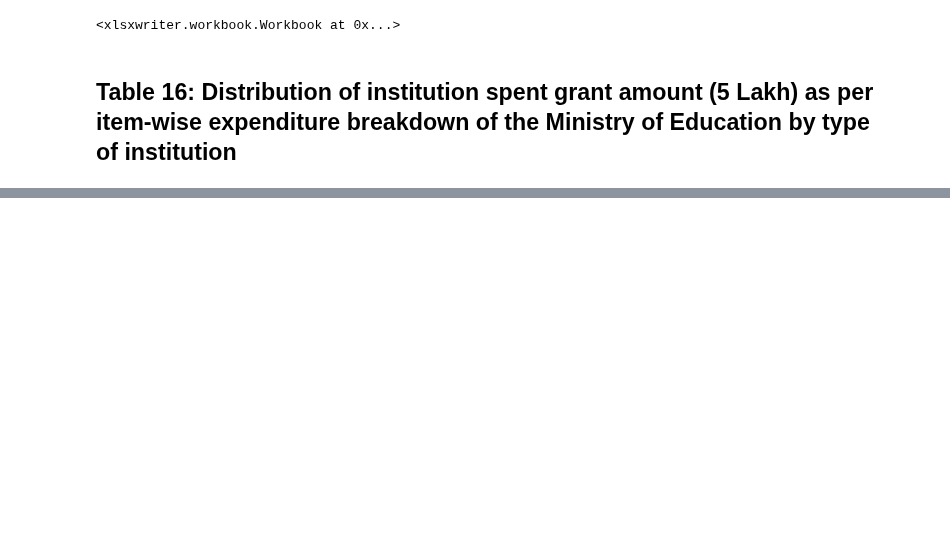
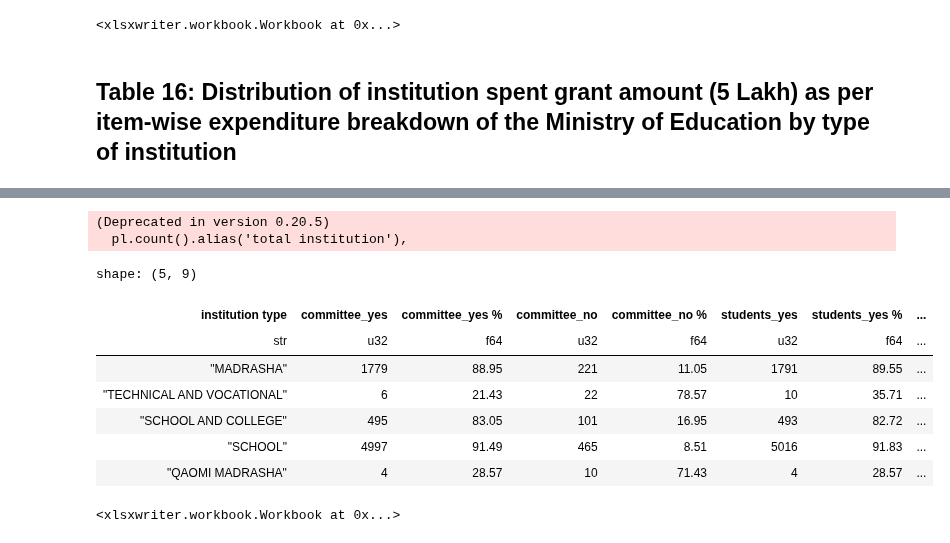
Before and after one commit to monjurmorshed793/sedp-reports, a Jupyter notebook: src/sedp_reports/pbgsi-report.ipynb, the cells around one changed output, grey strips where cells are left out. Drawn from its saved outputs; the diff is of its cells as text; code cells hidden in the pictures; blank space fills up the shorter version.

```diff
--- a/src/sedp_reports/pbgsi-report.ipynb
+++ b/src/sedp_reports/pbgsi-report.ipynb
@@ -1015,0 +1124,42 @@ report16 = (
+# %%
+from generate.general_information import GENERALIZED_INSTITUTION_TYPE_NAME_EN, SMAG_ASSISTANCE_PROVIDED_THROUGH_COMMITTEE, SMAG_ASSISTANCE_PROVIDED_TO_DISADVANTAGED_STUDENTS, WAS_RETURNED
+
+general_information = general_information.filter(pl.col(WAS_RETURNED)!=1)  # just for recheck
+
+report20 = (
+    general_information.lazy()
+    .group_by(pl.col(GENERALIZED_INSTITUTION_TYPE_NAME_EN).alias('institution type'))
+    .agg([
+        pl.count().alias('total institution'),
+        (pl.col(SMAG_ASSISTANCE_PROVIDED_THROUGH_COMMITTEE)==1).sum().alias('committee_yes'),
+        (pl.col(SMAG_ASSISTANCE_PROVIDED_THROUGH_COMMITTEE)!=1).sum().alias('committee_no'),
+        (pl.col(SMAG_ASSISTANCE_PROVIDED_TO_DISADVANTAGED_STUDENTS)==1).sum().alias('students_yes'),
+        (pl.col(SMAG_ASSISTANCE_PROVIDED_TO_DISADVANTAGED_STUDENTS)!=1).sum().alias('students_no'),
+    ])
+)
+
+report20_df = report20.collect()
+report20_df = report20_df.with_columns([
+    (((pl.col('committee_yes'))/(pl.col('total institution'))) * 100).round(2).alias('committee_yes %'),
+    (((pl.col('committee_no'))/(pl.col('total institution'))) * 100).round(2).alias('committee_no %'),
+    (((pl.col('students_yes'))/(pl.col('total institution'))) * 100).round(2).alias('students_yes %'),
+    (((pl.col('students_no'))/(pl.col('total institution'))) * 100).round(2).alias('students_no %'),
+])
+
+report20_df = report20_df.select(['institution type', 'committee_yes','committee_yes %','committee_no', 'committee_no %', 'students_yes', 'students_yes %', 'students_no', 'students_no %'])
+report20_df.head()
+# %% [output]
+(Deprecated in version 0.20.5)
+  pl.count().alias('total institution'),
+shape: (5, 9)
+| institution type | committee_yes | committee_yes % | committee_no | committee_no % | students_yes | students_yes % | ... |
+| str | u32 | f64 | u32 | f64 | u32 | f64 | ... |
+| "MADRASHA" | 1779 | 88.95 | 221 | 11.05 | 1791 | 89.55 | ... |
+| "TECHNICAL AND VOCATIONAL" | 6 | 21.43 | 22 | 78.57 | 10 | 35.71 | ... |
+| "SCHOOL AND COLLEGE" | 495 | 83.05 | 101 | 16.95 | 493 | 82.72 | ... |
+| "SCHOOL" | 4997 | 91.49 | 465 | 8.51 | 5016 | 91.83 | ... |
+| "QAOMI MADRASHA" | 4 | 28.57 | 10 | 71.43 | 4 | 28.57 | ... |
+# %%
+report20_df.write_excel('output/table20.xlsx')
+# %% [output]
+<xlsxwriter.workbook.Workbook at 0x...>
```
Also changed, not shown: parts of 9 cells of this notebook.
